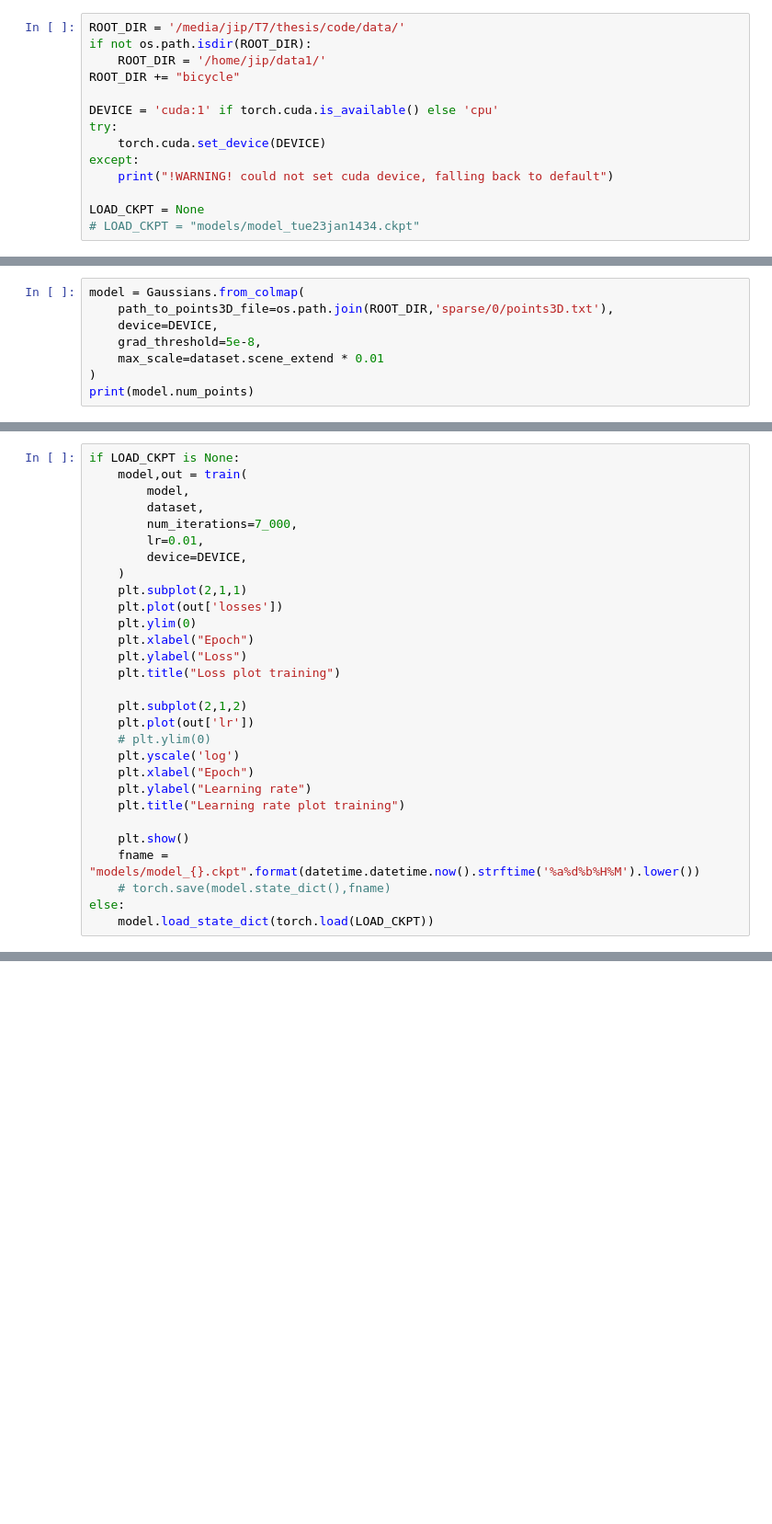
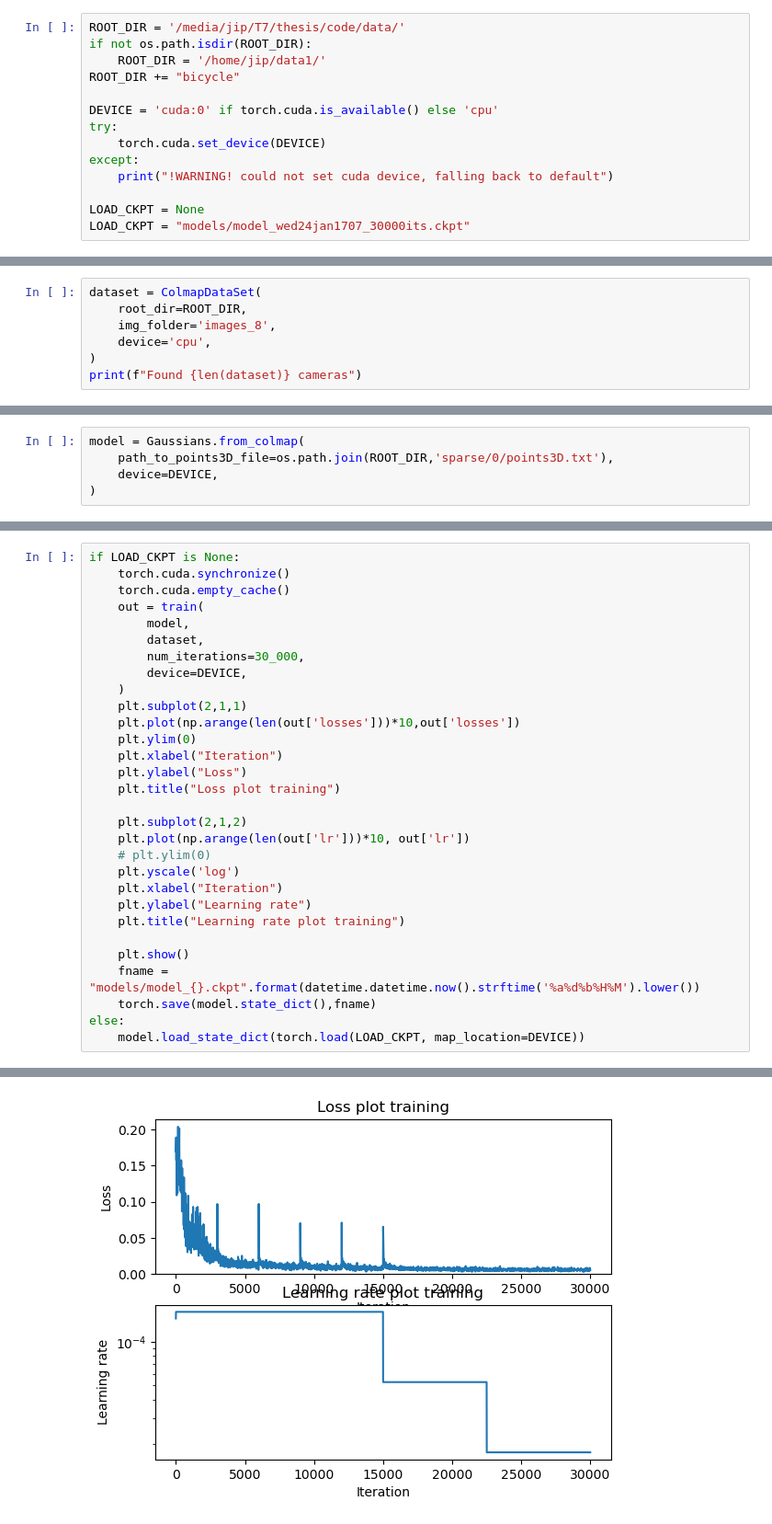
Before and after one commit to 12626538/novel-viewpoint-synthesis, a Jupyter notebook: dev.ipynb, the cells around one changed output, grey strips where cells are left out. Shown: that part at 92% size. Drawn from its saved outputs; the diff is of its cells as text; blank space fills up the shorter version.

```diff
--- a/dev.ipynb
+++ b/dev.ipynb
@@ -21,14 +21,14 @@ if not os.path.isdir(ROOT_DIR):
     ROOT_DIR = '/home/jip/data1/'
 ROOT_DIR += "bicycle"
 
-DEVICE = 'cuda:1' if torch.cuda.is_available() else 'cpu'
+DEVICE = 'cuda:0' if torch.cuda.is_available() else 'cpu'
 try:
     torch.cuda.set_device(DEVICE)
 except:
     print("!WARNING! could not set cuda device, falling back to default")
 
 LOAD_CKPT = None
-# LOAD_CKPT = "models/model_tue23jan1434.ckpt"
+LOAD_CKPT = "models/model_wed24jan1707_30000its.ckpt"
 # %%
 def image_path_to_tensor(image_path:str):
 
@@ -155,0 +167,7 @@ Found 194 cameras
+# %%
+dataset = ColmapDataSet(
+    root_dir=ROOT_DIR,
+    img_folder='images_8',
+    device='cpu',
+)
+print(f"Found {len(dataset)} cameras")
@@ -157,7 +180,4 @@ Found 194 cameras
 model = Gaussians.from_colmap(
     path_to_points3D_file=os.path.join(ROOT_DIR,'sparse/0/points3D.txt'),
     device=DEVICE,
-    grad_threshold=5e-8,
-    max_scale=dataset.scene_extend * 0.01
 )
-print(model.num_points)
@@ -166,30 +184,31 @@ print(model.num_points)
 # %%
 if LOAD_CKPT is None:
-    model,out = train(
+    torch.cuda.synchronize()
+    torch.cuda.empty_cache()
+    out = train(
         model,
         dataset,
-        num_iterations=7_000,
-        lr=0.01,
+        num_iterations=30_000,
         device=DEVICE,
     )
     plt.subplot(2,1,1)
-    plt.plot(out['losses'])
+    plt.plot(np.arange(len(out['losses']))*10,out['losses'])
     plt.ylim(0)
-    plt.xlabel("Epoch")
+    plt.xlabel("Iteration")
     plt.ylabel("Loss")
     plt.title("Loss plot training")
 
     plt.subplot(2,1,2)
-    plt.plot(out['lr'])
+    plt.plot(np.arange(len(out['lr']))*10, out['lr'])
     # plt.ylim(0)
     plt.yscale('log')
-    plt.xlabel("Epoch")
+    plt.xlabel("Iteration")
     plt.ylabel("Learning rate")
     plt.title("Learning rate plot training")
 
     plt.show()
     fname = "models/model_{}.ckpt".format(datetime.datetime.now().strftime('%a%d%b%H%M').lower())
-    # torch.save(model.state_dict(),fname)
+    torch.save(model.state_dict(),fname)
 else:
-    model.load_state_dict(torch.load(LOAD_CKPT))
+    model.load_state_dict(torch.load(LOAD_CKPT, map_location=DEVICE))
 # %% [output]
@@ -199 +232,2 @@ For debugging consider passing CUDA_LAUNCH_BLOCKING=1.
+[figure, added]
 # %%
```
Also changed, not shown: parts of 7 cells of this notebook, 6 other files.
